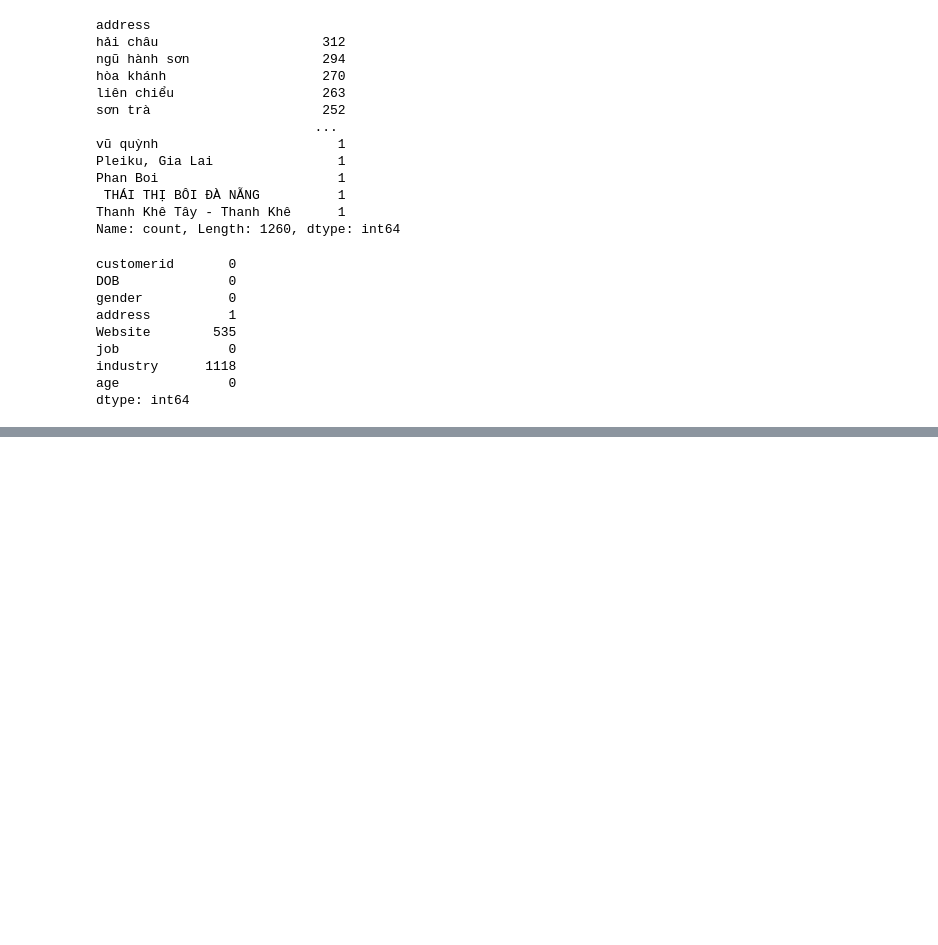
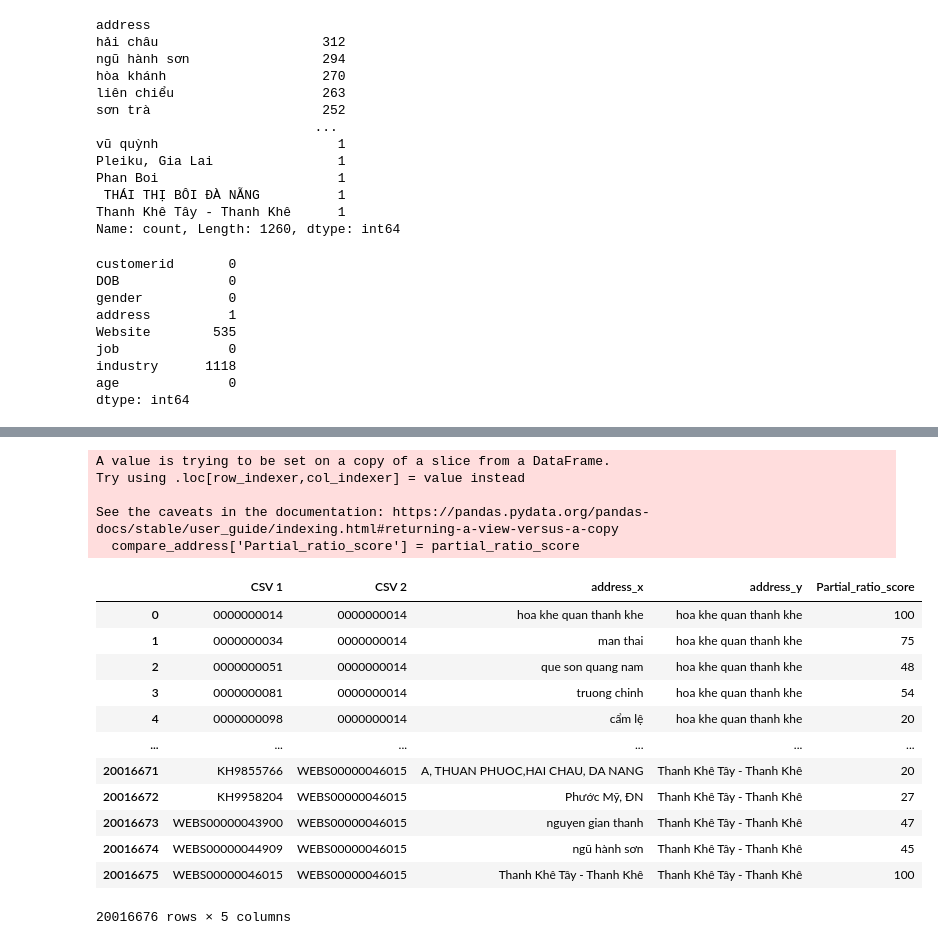
Before and after one commit to MinhDucNguyen9705/data_storytelling, a Jupyter notebook: customer_clean.ipynb, the cells around one changed output, grey strips where cells are left out. Saved outputs shown, nothing was run; the diff lists cells and outputs as text; code cells hidden in the pictures; blank space fills up the shorter version.

```diff
--- a/customer_clean.ipynb
+++ b/customer_clean.ipynb
@@ -132,0 +223,3 @@ customer['address'] = customer['address'].apply(lambda x: unidecode(x.lower().st
+# %%
+compare_address = compare_address[['CSV 1', 'CSV 2', 'address_x', 'address_y']]
+compare_address
@@ -132,0 +240,24 @@ customer['address'] = customer['address'].apply(lambda x: unidecode(x.lower().st
+# %%
+partial_ratio_score = [fuzz.partial_ratio(c1, c2) for c1, c2 in compare_address[['address_x', 'address_y']].values]
+# %%
+compare_address['Partial_ratio_score'] = partial_ratio_score
+compare_address
+# %% [output]
+A value is trying to be set on a copy of a slice from a DataFrame.
+Try using .loc[row_indexer,col_indexer] = value instead
+
+See the caveats in the documentation: https://pandas.pydata.org/pandas-docs/stable/user_guide/indexing.html#returning-a-view-versus-a-copy
+  compare_address['Partial_ratio_score'] = partial_ratio_score
+|  | CSV 1 | CSV 2 | address_x | address_y | Partial_ratio_score |
+| 0 | 0000000014 | 0000000014 | hoa khe quan thanh khe | hoa khe quan thanh khe | 100 |
+| 1 | 0000000034 | 0000000014 | man thai | hoa khe quan thanh khe | 75 |
+| 2 | 0000000051 | 0000000014 | que son quang nam | hoa khe quan thanh khe | 48 |
+| 3 | 0000000081 | 0000000014 | truong chinh | hoa khe quan thanh khe | 54 |
+| 4 | 0000000098 | 0000000014 | cẩm lệ | hoa khe quan thanh khe | 20 |
+| ... | ... | ... | ... | ... | ... |
+| 20016671 | KH9855766 | WEBS00000046015 | A, THUAN PHUOC,HAI CHAU, DA NANG | Thanh Khê Tây - Thanh Khê | 20 |
+| 20016672 | KH9958204 | WEBS00000046015 | Phước Mỹ, ĐN | Thanh Khê Tây - Thanh Khê | 27 |
+| 20016673 | WEBS00000043900 | WEBS00000046015 | nguyen gian thanh | Thanh Khê Tây - Thanh Khê | 47 |
+| 20016674 | WEBS00000044909 | WEBS00000046015 | ngũ hành sơn | Thanh Khê Tây - Thanh Khê | 45 |
+| 20016675 | WEBS00000046015 | WEBS00000046015 | Thanh Khê Tây - Thanh Khê | Thanh Khê Tây - Thanh Khê | 100 |
+20016676 rows × 5 columns
```
Also changed, not shown: parts of 12 cells of this notebook.
